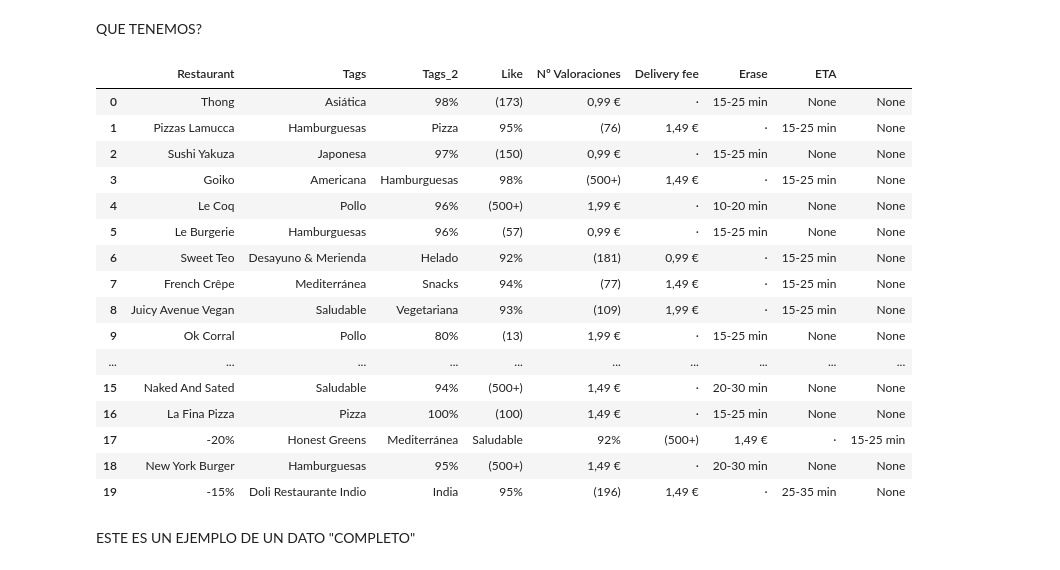
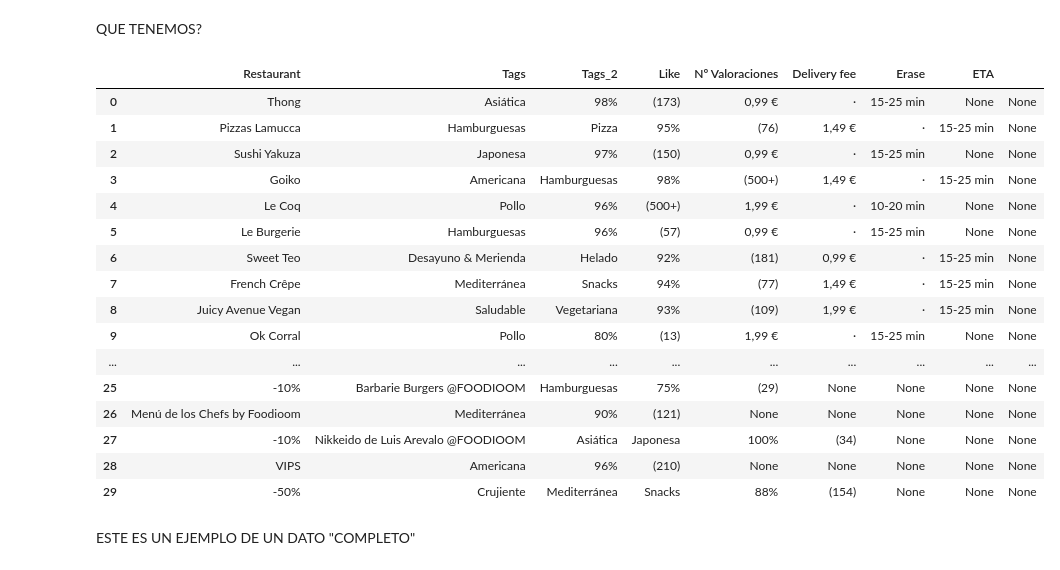
Before and after one commit to juanvpa/Mini-Project-Selenium, a Jupyter notebook: Selenium.ipynb, the cells around one changed output. Drawn from its saved outputs; the diff is of its cells as text; code cells hidden in the pictures.

```diff
--- a/Selenium.ipynb
+++ b/Selenium.ipynb
@@ -144,25 +162,25 @@ df.columns = columnas
 # %% [markdown]
 QUE TENEMOS?
 # %%
-df.head(20)
+df.head(30)
 # %% [output]
 |  | Restaurant | Tags | Tags_2 | Like | Nº Valoraciones | Delivery fee | Erase | ETA |  |
 | 0 | Thong | Asiática | 98% | (173) | 0,99 € | · | 15-25 min | None | None |
 | 1 | Pizzas Lamucca | Hamburguesas | Pizza | 95% | (76) | 1,49 € | · | 15-25 min | None |
 | 2 | Sushi Yakuza | Japonesa | 97% | (150) | 0,99 € | · | 15-25 min | None | None |
 | 3 | Goiko | Americana | Hamburguesas | 98% | (500+) | 1,49 € | · | 15-25 min | None |
 | 4 | Le Coq | Pollo | 96% | (500+) | 1,99 € | · | 10-20 min | None | None |
 | 5 | Le Burgerie | Hamburguesas | 96% | (57) | 0,99 € | · | 15-25 min | None | None |
 | 6 | Sweet Teo | Desayuno & Merienda | Helado | 92% | (181) | 0,99 € | · | 15-25 min | None |
 | 7 | French Crêpe | Mediterránea | Snacks | 94% | (77) | 1,49 € | · | 15-25 min | None |
 | 8 | Juicy Avenue Vegan | Saludable | Vegetariana | 93% | (109) | 1,99 € | · | 15-25 min | None |
 | 9 | Ok Corral | Pollo | 80% | (13) | 1,99 € | · | 15-25 min | None | None |
 | ... | ... | ... | ... | ... | ... | ... | ... | ... | ... |
-| 15 | Naked And Sated | Saludable | 94% | (500+) | 1,49 € | · | 20-30 min | None | None |
-| 16 | La Fina Pizza | Pizza | 100% | (100) | 1,49 € | · | 15-25 min | None | None |
-| 17 | -20% | Honest Greens | Mediterránea | Saludable | 92% | (500+) | 1,49 € | · | 15-25 min |
-| 18 | New York Burger | Hamburguesas | 95% | (500+) | 1,49 € | · | 20-30 min | None | None |
-| 19 | -15% | Doli Restaurante Indio | India | 95% | (196) | 1,49 € | · | 25-35 min | None |
+| 25 | -10% | Barbarie Burgers @FOODIOOM | Hamburguesas | 75% | (29) | None | None | None | None |
+| 26 | Menú de los Chefs by Foodioom | Mediterránea | 90% | (121) | None | None | None | None | None |
+| 27 | -10% | Nikkeido de Luis Arevalo @FOODIOOM | Asiática | Japonesa | 100% | (34) | None | None | None |
+| 28 | VIPS | Americana | 96% | (210) | None | None | None | None | None |
+| 29 | -50% | Crujiente | Mediterránea | Snacks | 88% | (154) | None | None | None |
 # %% [markdown]
 ESTE ES UN EJEMPLO DE UN DATO "COMPLETO"
 # %%
```
Also changed, not shown: parts of 4 cells of this notebook, 1 other file.
